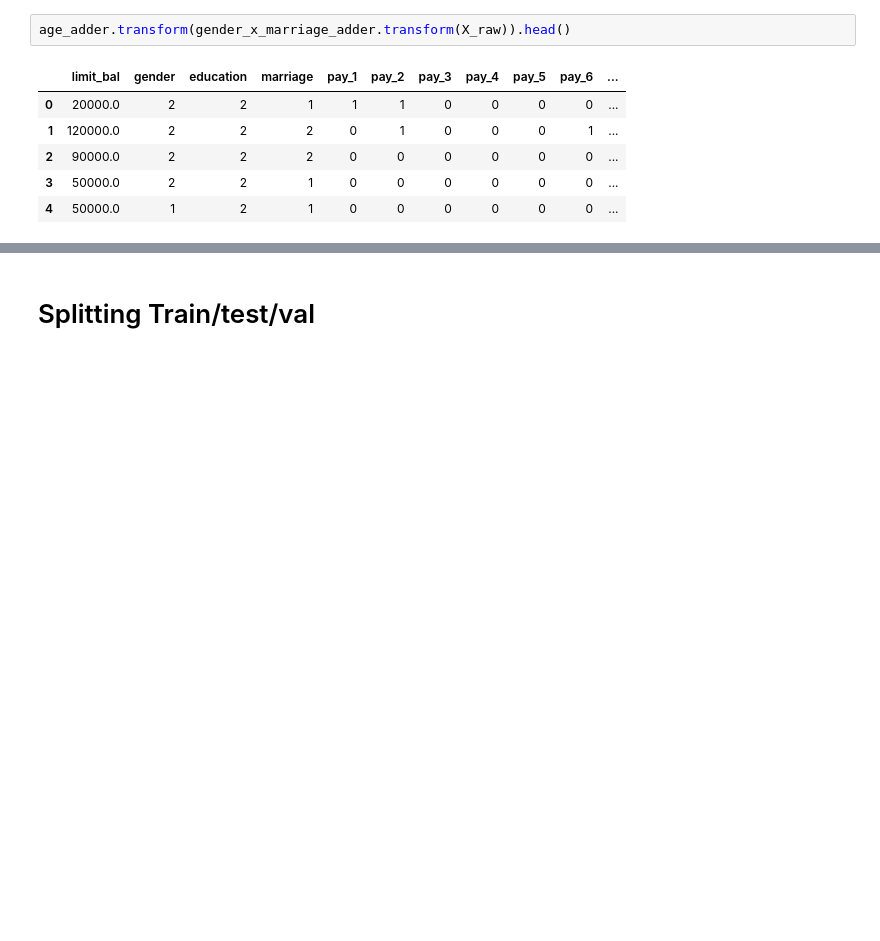
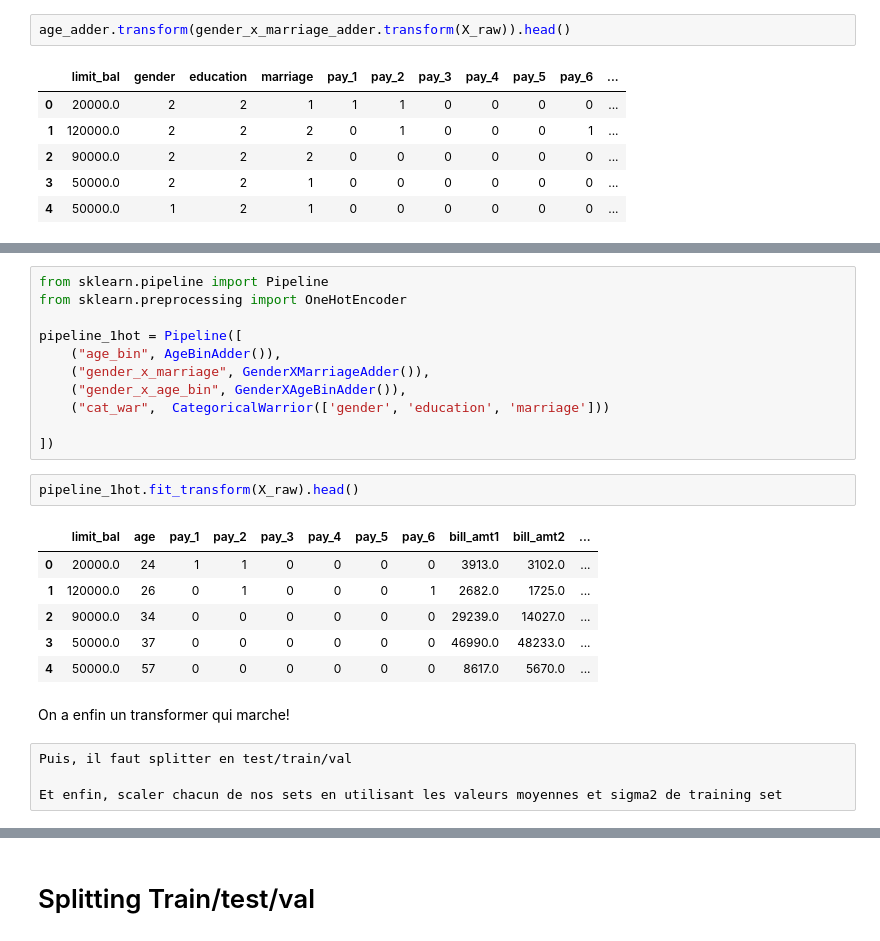
Before and after one commit to thomasXwang/UCI-Credit-card-defaults, a Jupyter notebook: 04-UCI with pipelines.ipynb, the cells around one changed output, grey strips where cells are left out. Cells and saved outputs as stored; diff of their text form; blank space fills up the shorter version.

```diff
--- a/04-UCI with pipelines.ipynb
+++ b/04-UCI with pipelines.ipynb
@@ -227,0 +390,26 @@ age_adder.transform(gender_x_marriage_adder.transform(X_raw)).head()
+# %%
+from sklearn.pipeline import Pipeline
+from sklearn.preprocessing import OneHotEncoder
+
+pipeline_1hot = Pipeline([
+    ("age_bin", AgeBinAdder()),
+    ("gender_x_marriage", GenderXMarriageAdder()),
+    ("gender_x_age_bin", GenderXAgeBinAdder()),
+    ("cat_war",  CategoricalWarrior(['gender', 'education', 'marriage']))
+
+])
+# %%
+pipeline_1hot.fit_transform(X_raw).head()
+# %% [output]
+|  | limit_bal | age | pay_1 | pay_2 | pay_3 | pay_4 | pay_5 | pay_6 | bill_amt1 | bill_amt2 | ... |
+| 0 | 20000.0 | 24 | 1 | 1 | 0 | 0 | 0 | 0 | 3913.0 | 3102.0 | ... |
+| 1 | 120000.0 | 26 | 0 | 1 | 0 | 0 | 0 | 1 | 2682.0 | 1725.0 | ... |
+| 2 | 90000.0 | 34 | 0 | 0 | 0 | 0 | 0 | 0 | 29239.0 | 14027.0 | ... |
+| 3 | 50000.0 | 37 | 0 | 0 | 0 | 0 | 0 | 0 | 46990.0 | 48233.0 | ... |
+| 4 | 50000.0 | 57 | 0 | 0 | 0 | 0 | 0 | 0 | 8617.0 | 5670.0 | ... |
+# %% [markdown]
+On a enfin un transformer qui marche!
+# %% [raw]
+Puis, il faut splitter en test/train/val
+
+Et enfin, scaler chacun de nos sets en utilisant les valeurs moyennes et sigma2 de training set
```
Also changed, not shown: parts of 31 cells of this notebook, 2 other files.
